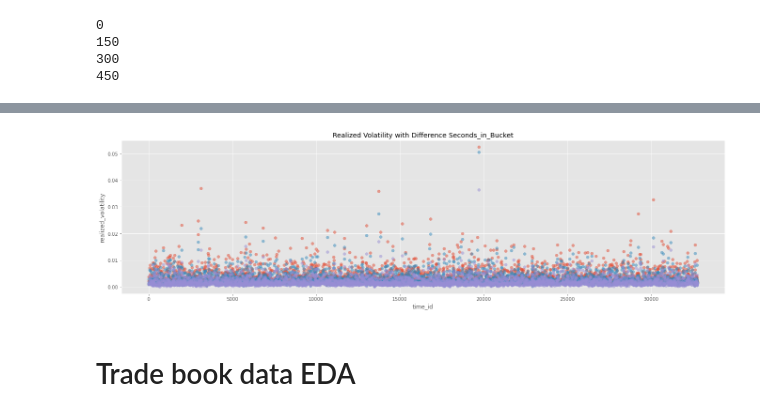
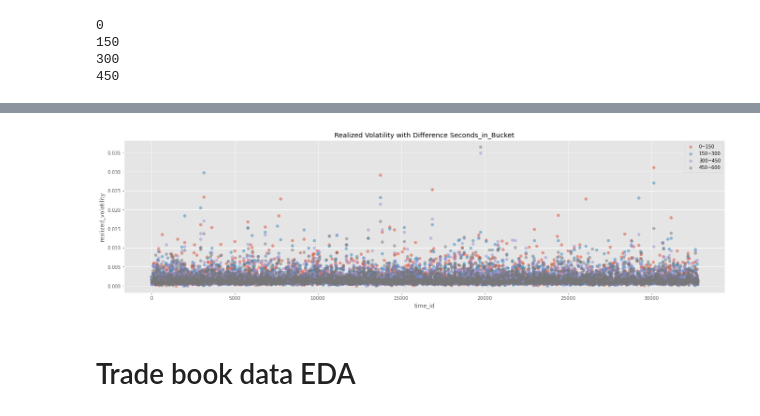
Before and after one commit to KenChiang1997/Optiver-Realized-Volatility-Prediction, a Jupyter notebook: Features Construction and EDA.ipynb, the cells around one changed output, grey strips where cells are left out. Saved outputs shown, nothing was run; the diff lists cells and outputs as text; code cells hidden in the pictures.

```diff
--- a/Features Construction and EDA.ipynb
+++ b/Features Construction and EDA.ipynb
@@ -124,7 +123,8 @@ times_interval = 0
 
 for interval in range(4):
 
-    df_feature_sec = pd.DataFrame(example_book_df.query(f'seconds_in_bucket >= {times_interval}').groupby(['time_id']).agg(create_feature_dict)).reset_index()
+    df_feature_sec = example_book_df[(example_book_df['seconds_in_bucket'] >= times_interval) & (example_book_df['seconds_in_bucket'] <= times_interval+150)]
+    df_feature_sec = df_feature_sec.groupby(['time_id']).agg(create_feature_dict).reset_index()
     df_feature_sec.columns = ['_'.join(col) + "_" + str(times_interval) for col in df_feature_sec.columns]
     df_feature_sec.columns = df_feature_sec.columns.str.replace('time_id__'+str(times_interval), 'time_id')
 
@@ -172,14 +187,16 @@ Index(['time_id', 'log_return1_realized_volatility_0',
 # %%
 fig,ax = plt.subplots(figsize=(23,6))
 ax.set_title('Realized Volatility with Difference Seconds_in_Bucket')
-ax.scatter(df_book_feature['time_id'],df_book_feature['log_return1_realized_volatility_150'],alpha=0.5)
-ax.scatter(df_book_feature['time_id'],df_book_feature['log_return1_realized_volatility_300'],alpha=0.5)
-ax.scatter(df_book_feature['time_id'],df_book_feature['log_return1_realized_volatility_450'],alpha=0.5)
+ax.scatter(df_book_feature['time_id'],df_book_feature['log_return1_realized_volatility_0'],alpha=0.5,label='0~150')
+ax.scatter(df_book_feature['time_id'],df_book_feature['log_return1_realized_volatility_150'],alpha=0.5,label='150~300')
+ax.scatter(df_book_feature['time_id'],df_book_feature['log_return1_realized_volatility_300'],alpha=0.5,label='300~450')
+ax.scatter(df_book_feature['time_id'],df_book_feature['log_return1_realized_volatility_450'],alpha=0.5,label='450~600')
 ax.set_xlabel('time_id')
 ax.set_ylabel('realized_volatility')
+plt.legend()
 plt.show()
 # %% [output]
-[figure, old version]
+[figure, new version]
 # %% [markdown]
 # Trade book data EDA
 # %%
```
Also changed, not shown: parts of 5 cells of this notebook, 2 other files.
